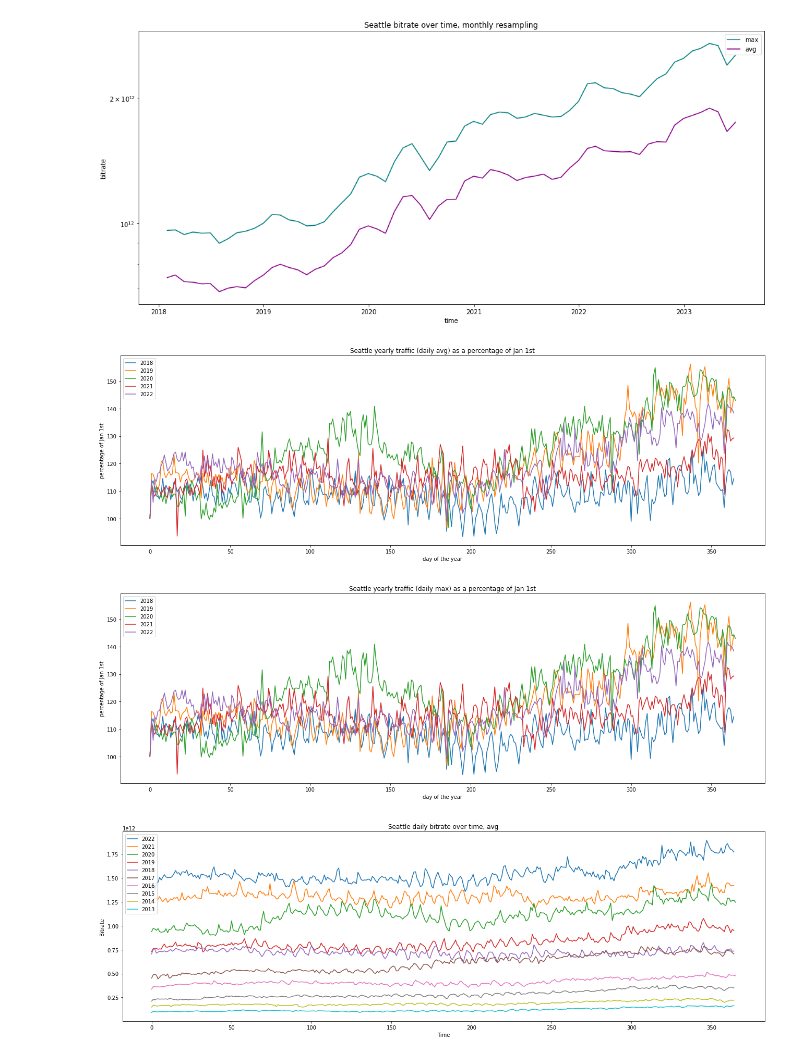
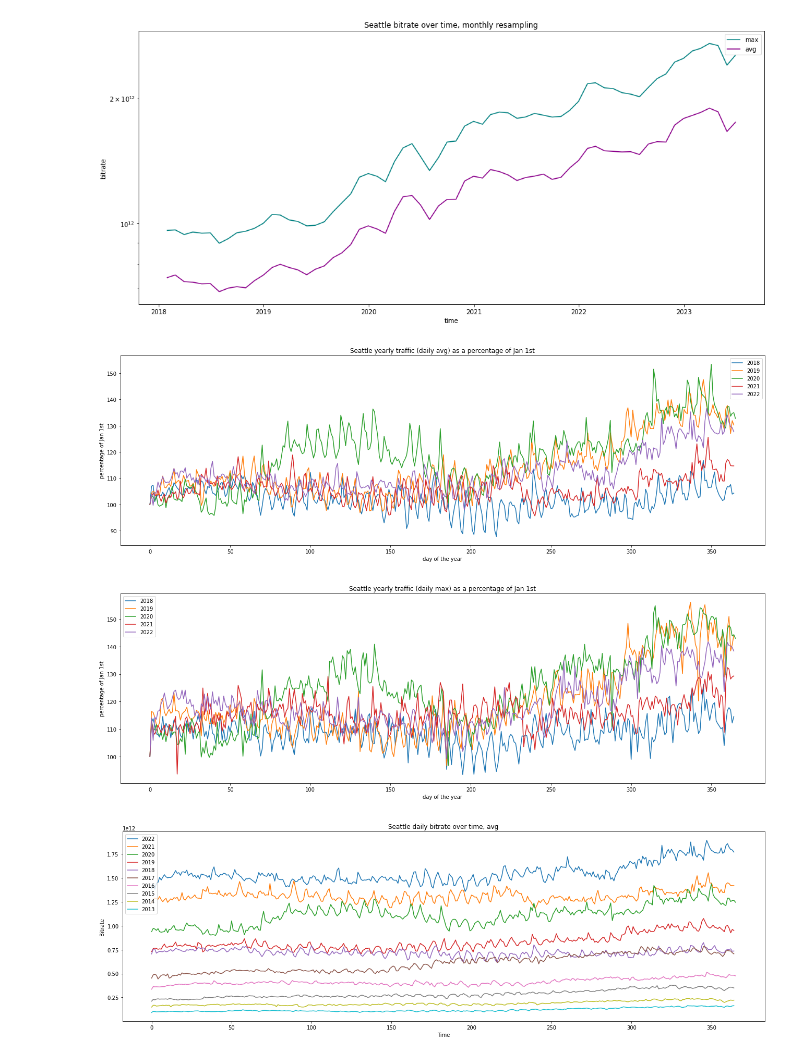
Before and after one commit to Ola2904/increasing_traffic_model, a Jupyter notebook: drawings.ipynb, the cells around one changed output. Cells and saved outputs as stored; diff of their text form; code cells hidden in the pictures.

Commit message:
fix percentage plots

```diff
--- a/drawings.ipynb
+++ b/drawings.ipynb
@@ -73,7 +73,7 @@ def draw_sample_bitrate_over_time(source_node = -1, destination_node = -1, figsi
         if(savefig):
             if(constant_bitrate == -1):
                 constant_bitrate = ''
-            plt.savefig('mean_bitrate{}.png'.format(constant_bitrate), dpi=300)
+            plt.savefig('mean_bitrate{}.jpeg'.format(constant_bitrate), dpi=600)
         plt.show()
 
 
@@ -88,7 +88,7 @@ def draw_sample_data_duration_histogram(nbins=200, figsize=(10,5), savefig=False
     plt.ylabel('request count')
     plt.tight_layout()
     if(savefig):
-        plt.savefig('duration_histogram.png',dpi=300)
+        plt.savefig('duration_histogram.jpeg',dpi=600)
     plt.show()
 
 
@@ -125,7 +125,7 @@ def draw_request_count_over_time(source_node = -1, destination_node = -1, figsiz
     plt.title('request count over time, from {} to {}'.format(source_node, destination_node))
     plt.tight_layout()
     if(savefig):
-        plt.savefig('request_count.png', dpi=300)
+        plt.savefig('request_count.jpeg', dpi=600)
     plt.show()
 
 
@@ -185,7 +185,7 @@ def draw_seattle_year_month_by_month(year=2022, aggregation='max', figsize=(18,6
         plt.title('Seattle {}, {}'.format(year,aggregation))
         plt.tight_layout()
         if(savefig):
-            plt.savefig('seattle_month_by_month_{}_{}.png'.format(year,aggregation), dpi=300)
+            plt.savefig('seattle_month_by_month_{}_{}.jpeg'.format(year,aggregation), dpi=600)
         plt.show()
 
 
@@ -219,7 +219,7 @@ def draw_seattle_avg_and_max(from_date=0, ylog=True, figsize=(15,7), resampling=
         plt.title('Seattle bitrate over time, {} resampling'.format(resampling))
     plt.tight_layout()
     if(savefig):
-        plt.savefig('seattle_avg_and_max_{}_resampling.png'.format(resampling), dpi=300)
+        plt.savefig('seattle_avg_and_max_{}_resampling.jpeg'.format(resampling), dpi=600)
     plt.show()
 
 
@@ -255,7 +255,7 @@ def draw_seattle_year_by_year(aggregation='avg', year_from=2018, year_to=2022, y
             plt.title('Seattle bitrate over time, {}, {} resampling'.format(aggregation,resampling))
         plt.tight_layout()
         if(savefig):
-            plt.savefig('seattle_year_by_year_{}_resampling.png'.format(resampling), dpi=300)
+            plt.savefig('seattle_year_by_year_{}_resampling.jpeg'.format(resampling), dpi=600)
         plt.show()
 
 
@@ -281,12 +281,12 @@ def draw_seattle_cumsums(aggregation='avg', year_from=2018, year_to=2022, figsiz
         plt.title('Seattle cumsums, {}'.format(aggregation))
         plt.tight_layout()
         if(savefig):
-            plt.savefig('seattle_cumsums_{}.png'.format(aggregation), dpi=300)
+            plt.savefig('seattle_cumsums_{}.jpeg'.format(aggregation), dpi=600)
         plt.show()
 
 
 def draw_seattle_percentage_yearly(aggregation='avg', year_from=2018, year_to=2022, figsize=(18,6), savefig=False):
-    seattle_avg = read_seattle_data('max')
+    seattle_avg = read_seattle_data(aggregation)
     years=np.arange(year_from,year_to+1)
     plt.figure(figsize=figsize)
     for year in years:
@@ -301,5 +301,5 @@ def draw_seattle_percentage_yearly(aggregation='avg', year_from=2018, year_to=20
     plt.legend()
     plt.tight_layout()
     if(savefig):
-        plt.savefig('seattle_percentage_yearly_{}_{}_{}.png'.format(aggregation,year_from,year_to), dpi=300)
+        plt.savefig('seattle_percentage_yearly_{}_{}_{}.jpeg'.format(aggregation,year_from,year_to), dpi=600)
     plt.show()
@@ -350,10 +334,10 @@ draw_seattle_avg_and_max(from_date='2018-01-01',ylog=True,resampling='monthly')
 [figure]
 [figure]
 # %%
-draw_seattle_percentage_yearly(aggregation='avg', year_from=2018, year_to=2022)
-draw_seattle_percentage_yearly(aggregation='max', year_from=2018, year_to=2022)
+draw_seattle_percentage_yearly(aggregation='avg', year_from=2018, year_to=2022, savefig=True)
+draw_seattle_percentage_yearly(aggregation='max', year_from=2018, year_to=2022, savefig=True)
 # %% [output]
-[figure, old version]
+[figure, new version]
 [figure]
 # %%
 draw_seattle_year_by_year(aggregation='avg', year_from=2013, year_to=2022)
```
Also changed, not shown: parts of 5 cells of this notebook, 1 other file.
